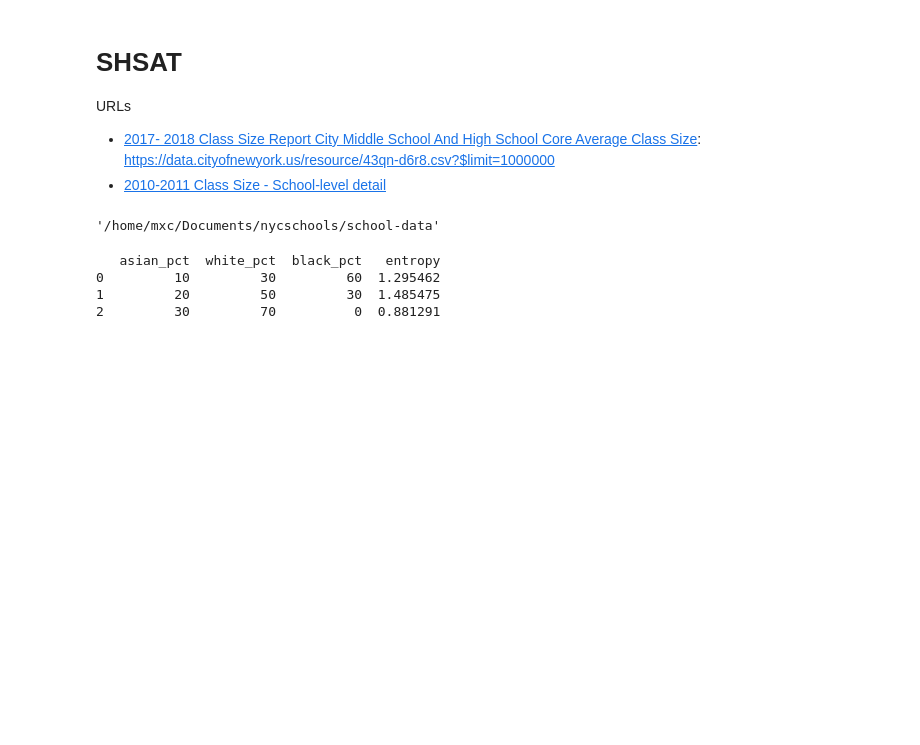
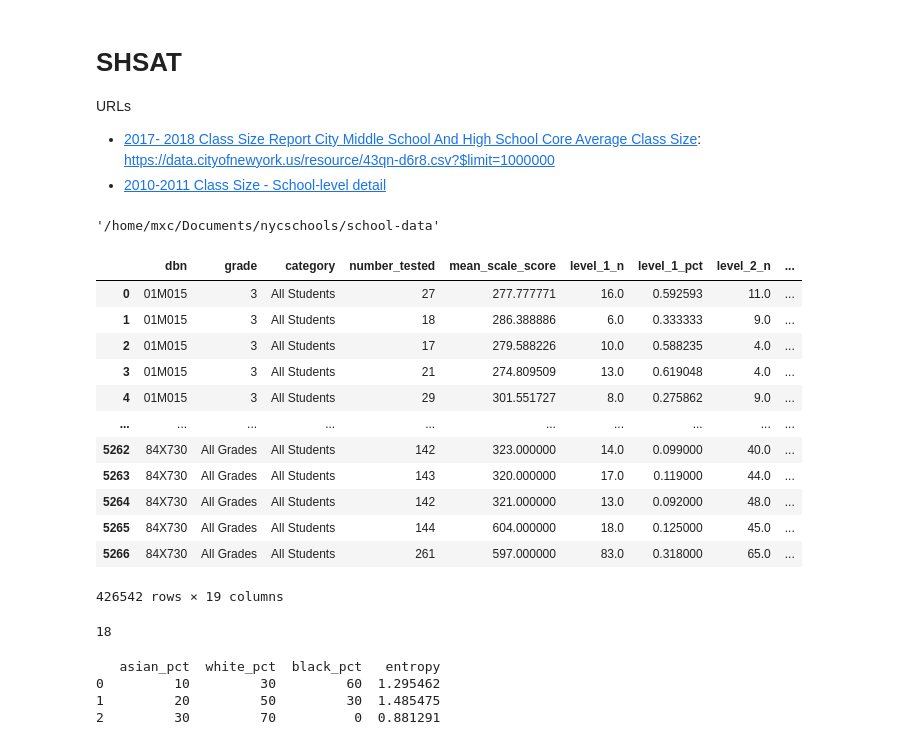
Before and after one commit to adelphi-ed-tech/nycschools, a Jupyter notebook: book/nb/drafts/_scratch.ipynb, the cells around one changed output. Drawn from its saved outputs; the diff is of its cells as text; code cells hidden in the pictures; blank space fills up the shorter version.

```diff
--- a/book/nb/drafts/_scratch.ipynb
+++ b/book/nb/drafts/_scratch.ipynb
@@ -34,3 +23,26 @@ with open('foo.html', 'w') as f:
+# %%
+from nycschools import exams
+# exams.load_regents_excel()
+exams.load_math_excel()
+# %% [output]
+|  | dbn | grade | category | number_tested | mean_scale_score | level_1_n | level_1_pct | level_2_n | ... |
+| 0 | 01M015 | 3 | All Students | 27 | 277.777771 | 16.0 | 0.592593 | 11.0 | ... |
+| 1 | 01M015 | 3 | All Students | 18 | 286.388886 | 6.0 | 0.333333 | 9.0 | ... |
+| 2 | 01M015 | 3 | All Students | 17 | 279.588226 | 10.0 | 0.588235 | 4.0 | ... |
+| 3 | 01M015 | 3 | All Students | 21 | 274.809509 | 13.0 | 0.619048 | 4.0 | ... |
+| 4 | 01M015 | 3 | All Students | 29 | 301.551727 | 8.0 | 0.275862 | 9.0 | ... |
+| ... | ... | ... | ... | ... | ... | ... | ... | ... | ... |
+| 5262 | 84X730 | All Grades | All Students | 142 | 323.000000 | 14.0 | 0.099000 | 40.0 | ... |
+| 5263 | 84X730 | All Grades | All Students | 143 | 320.000000 | 17.0 | 0.119000 | 44.0 | ... |
+| 5264 | 84X730 | All Grades | All Students | 142 | 321.000000 | 13.0 | 0.092000 | 48.0 | ... |
+| 5265 | 84X730 | All Grades | All Students | 144 | 604.000000 | 18.0 | 0.125000 | 45.0 | ... |
+| 5266 | 84X730 | All Grades | All Students | 261 | 597.000000 | 83.0 | 0.318000 | 65.0 | ... |
+426542 rows × 19 columns
+# %%
+reg = exams.load_regents()
+len(reg.regents_exam.unique())
+# %% [output]
+18
 # %%
 import numpy as np
 import pandas as pd
```
Also changed, not shown: parts of 1 cell of this notebook, 2 other files.
